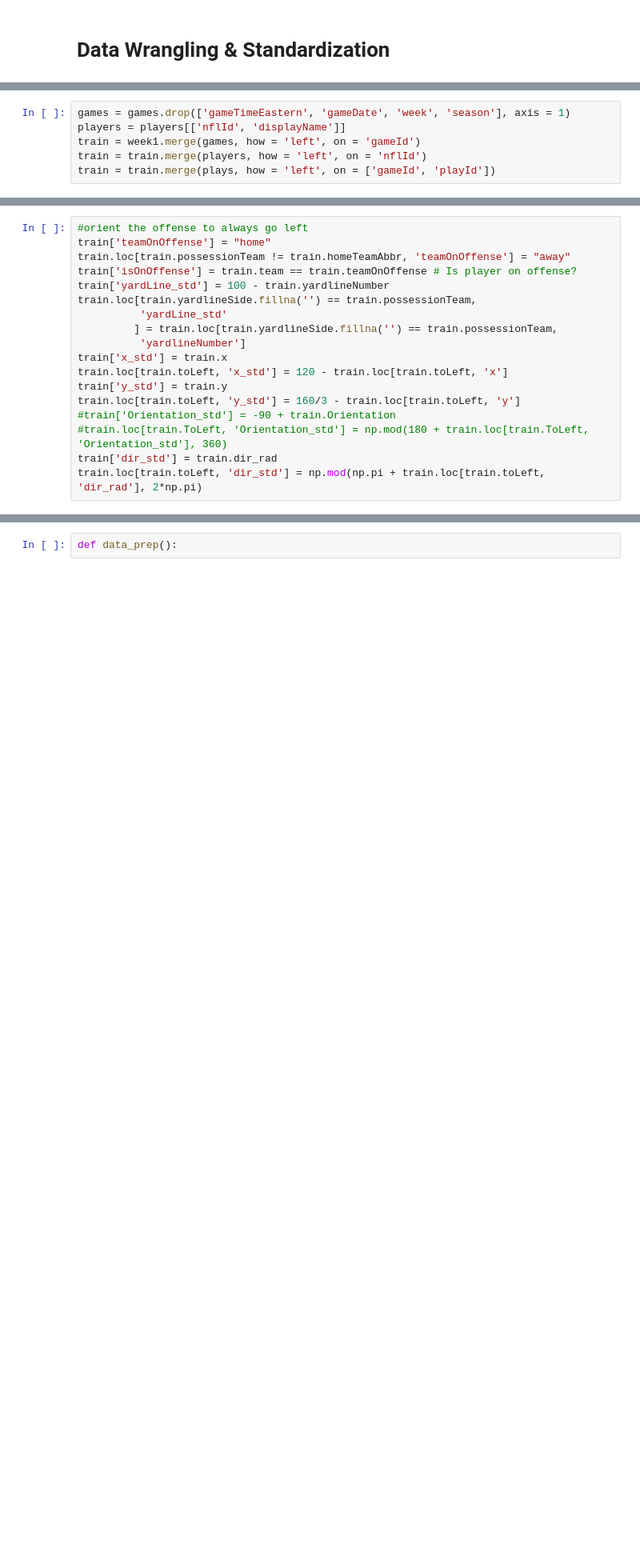
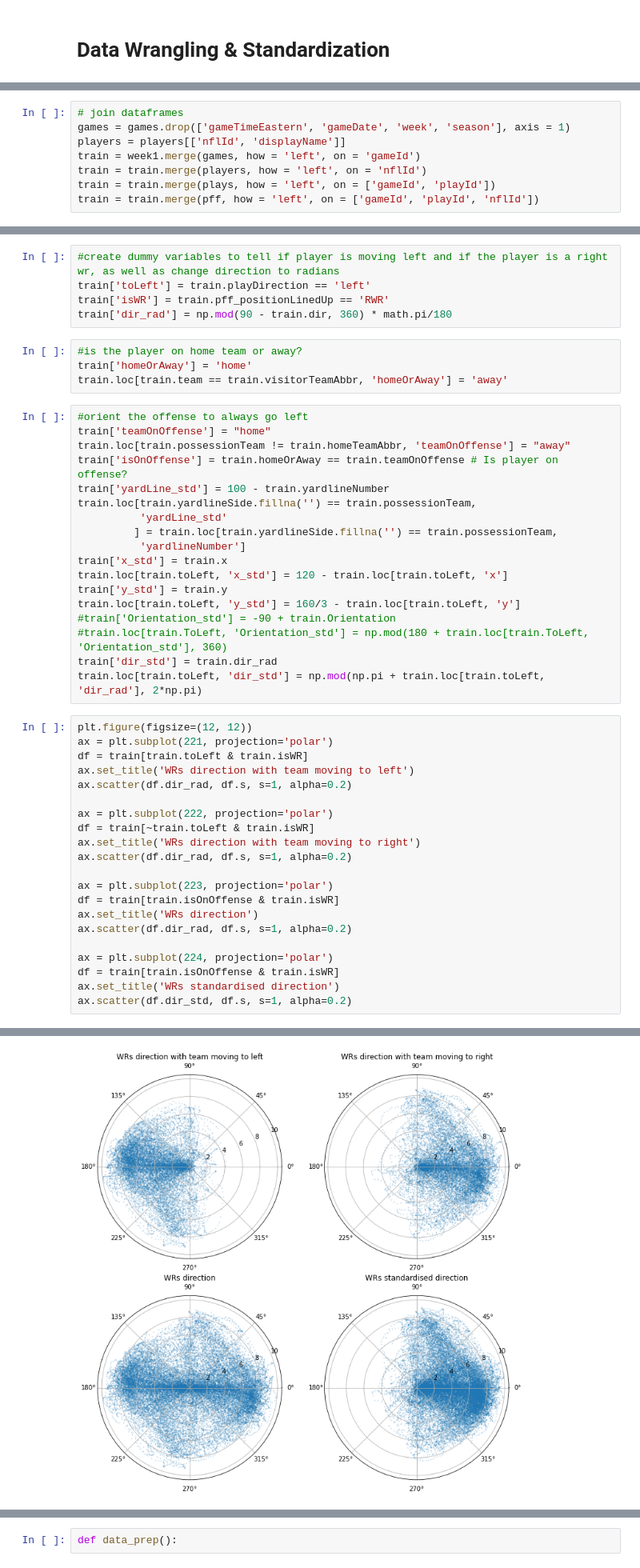
Before and after one commit to tramsay-deloitte/NFL-Data-Bowl-2023-Big-Time-Pass-Rush, a Jupyter notebook: Data Wrangling & Standardization.ipynb, the cells around one changed output, grey strips where cells are left out. Shown at 80% size. Saved outputs shown, nothing was run; the diff lists cells and outputs as text; blank space fills up the shorter version.

Commit message:
all offensive players moving left

```diff
--- a/Data Wrangling & Standardization.ipynb
+++ b/Data Wrangling & Standardization.ipynb
@@ -21,11 +22,13 @@ players = pd.read_csv('Data/players.csv')
 plays = pd.read_csv('Data/plays.csv')
 week1 = pd.read_csv('Data/week1.csv')
 # %%
+# join dataframes
 games = games.drop(['gameTimeEastern', 'gameDate', 'week', 'season'], axis = 1)
 players = players[['nflId', 'displayName']]
 train = week1.merge(games, how = 'left', on = 'gameId')
 train = train.merge(players, how = 'left', on = 'nflId')
 train = train.merge(plays, how = 'left', on = ['gameId', 'playId'])
+train = train.merge(pff, how = 'left', on = ['gameId', 'playId', 'nflId'])
 # %%
 train.head()
 # %% [output]
@@ -42,8 +41,17 @@ train['dir_rad'] = np.mod(90 - train.dir, 360) * math.pi/180
+# %%
+#create dummy variables to tell if player is moving left and if the player is a right wr, as well as change direction to radians
+train['toLeft'] = train.playDirection == 'left'
+train['isWR'] = train.pff_positionLinedUp == 'RWR'
+train['dir_rad'] = np.mod(90 - train.dir, 360) * math.pi/180
+# %%
+#is the player on home team or away?
+train['homeOrAway'] = 'home'
+train.loc[train.team == train.visitorTeamAbbr, 'homeOrAway'] = 'away'
 # %%
 #orient the offense to always go left
 train['teamOnOffense'] = "home"
 train.loc[train.possessionTeam != train.homeTeamAbbr, 'teamOnOffense'] = "away"
-train['isOnOffense'] = train.team == train.teamOnOffense # Is player on offense?
+train['isOnOffense'] = train.homeOrAway == train.teamOnOffense # Is player on offense?
 train['yardLine_std'] = 100 - train.yardlineNumber
 train.loc[train.yardlineSide.fillna('') == train.possessionTeam,
           'yardLine_std'
@@ -57,3 +65,25 @@ train.loc[train.toLeft, 'y_std'] = 160/3 - train.loc[train.toLeft, 'y']
 #train.loc[train.ToLeft, 'Orientation_std'] = np.mod(180 + train.loc[train.ToLeft, 'Orientation_std'], 360)
 train['dir_std'] = train.dir_rad
 train.loc[train.toLeft, 'dir_std'] = np.mod(np.pi + train.loc[train.toLeft, 'dir_rad'], 2*np.pi)
+# %%
+plt.figure(figsize=(12, 12))
+ax = plt.subplot(221, projection='polar')
+df = train[train.toLeft & train.isWR]
+ax.set_title('WRs direction with team moving to left')
+ax.scatter(df.dir_rad, df.s, s=1, alpha=0.2)
+
+ax = plt.subplot(222, projection='polar')
+df = train[~train.toLeft & train.isWR]
+ax.set_title('WRs direction with team moving to right')
+ax.scatter(df.dir_rad, df.s, s=1, alpha=0.2)
+
+ax = plt.subplot(223, projection='polar')
+df = train[train.isOnOffense & train.isWR]
+ax.set_title('WRs direction')
+ax.scatter(df.dir_rad, df.s, s=1, alpha=0.2)
+
+ax = plt.subplot(224, projection='polar')
+df = train[train.isOnOffense & train.isWR]
+ax.set_title('WRs standardised direction')
+ax.scatter(df.dir_std, df.s, s=1, alpha=0.2)
+# %% [output]
@@ -60,3 +91,4 @@ train.loc[train.toLeft, 'dir_std'] = np.mod(np.pi + train.loc[train.toLeft, 'dir
+[figure, added]
 # %% [markdown]
 ## Define Function to Prep Data
 # %%
```
Also changed, not shown: parts of 4 cells of this notebook.
